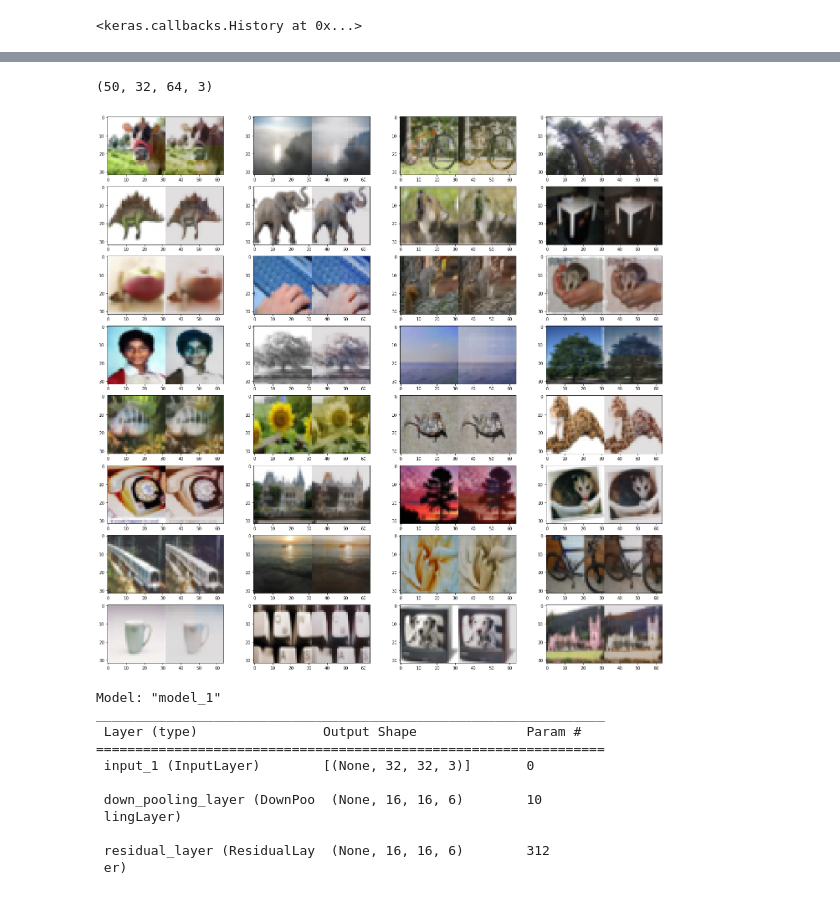
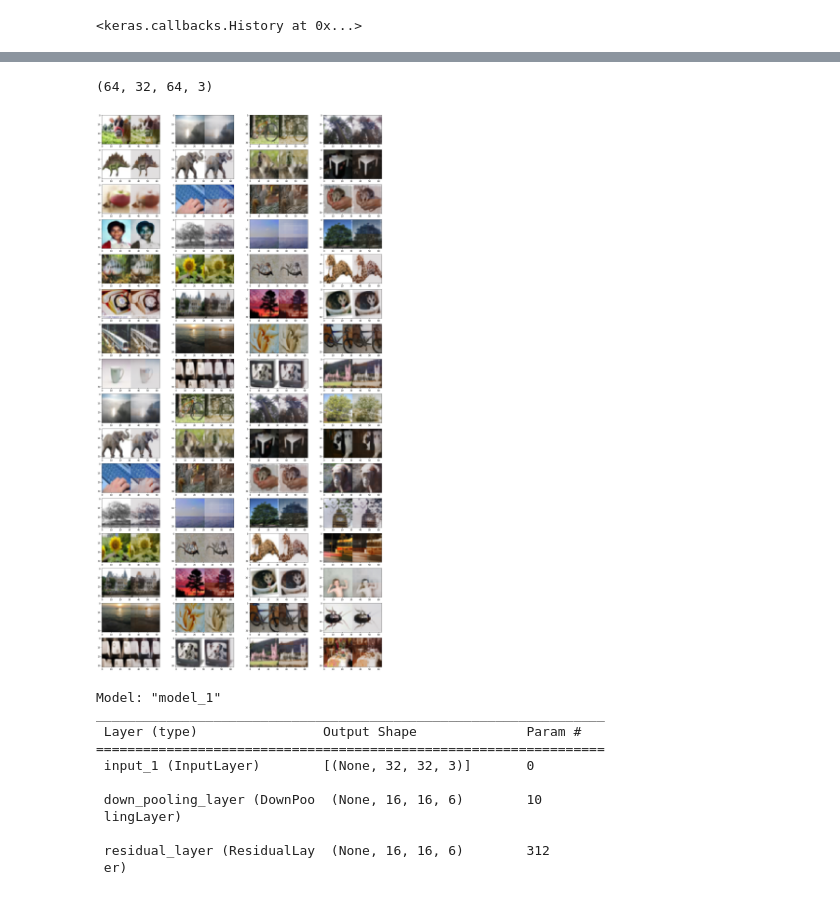
Before and after one commit to vkthakur90/jupyter_notebooks, a Jupyter notebook: Autoencoder_Final.ipynb, the cells around one changed output, grey strips where cells are left out. Cells and saved outputs as stored; diff of their text form; code cells hidden in the pictures.

```diff
--- a/Autoencoder_Final.ipynb
+++ b/Autoencoder_Final.ipynb
@@ -452,7 +452,7 @@ model.fit(x = train_x, y = train_x, epochs = 1, batch_size = 8, shuffle = True)
 6250/6250 [==============================] - 1094s 169ms/step - loss: 0.1451 - mean_absolute_error: 0.1451 - mean_squared_error: 0.0448
 <keras.callbacks.History at 0x...>
 # %%
-x = train_x[:50]
+x = train_x[:64]
 y = model.predict(x)
 
 z = np.concatenate([x, y], axis = 2)
@@ -463,15 +463,15 @@ img_arr = np.uint8(np.floor(127.5 * (z + 1) + 0.5))
 # %%
 img_arr.shape
 # %% [output]
-(50, 32, 64, 3)
+(64, 32, 64, 3)
 # %%
-fig, axes = plt.subplots(8, 4, figsize = (24, 24))
+fig, axes = plt.subplots(16, 4, figsize = (24, 48))
 
 for idx, row in enumerate(axes):
     for jdx, ax in enumerate(row):
         ax.imshow(img_arr[idx + 8 * jdx])
 # %% [output]
-[figure, old version]
+[figure, new version]
 # %%
 encoder.summary()
 # %% [output]
```
Also changed, not shown: parts of 4 cells of this notebook.
